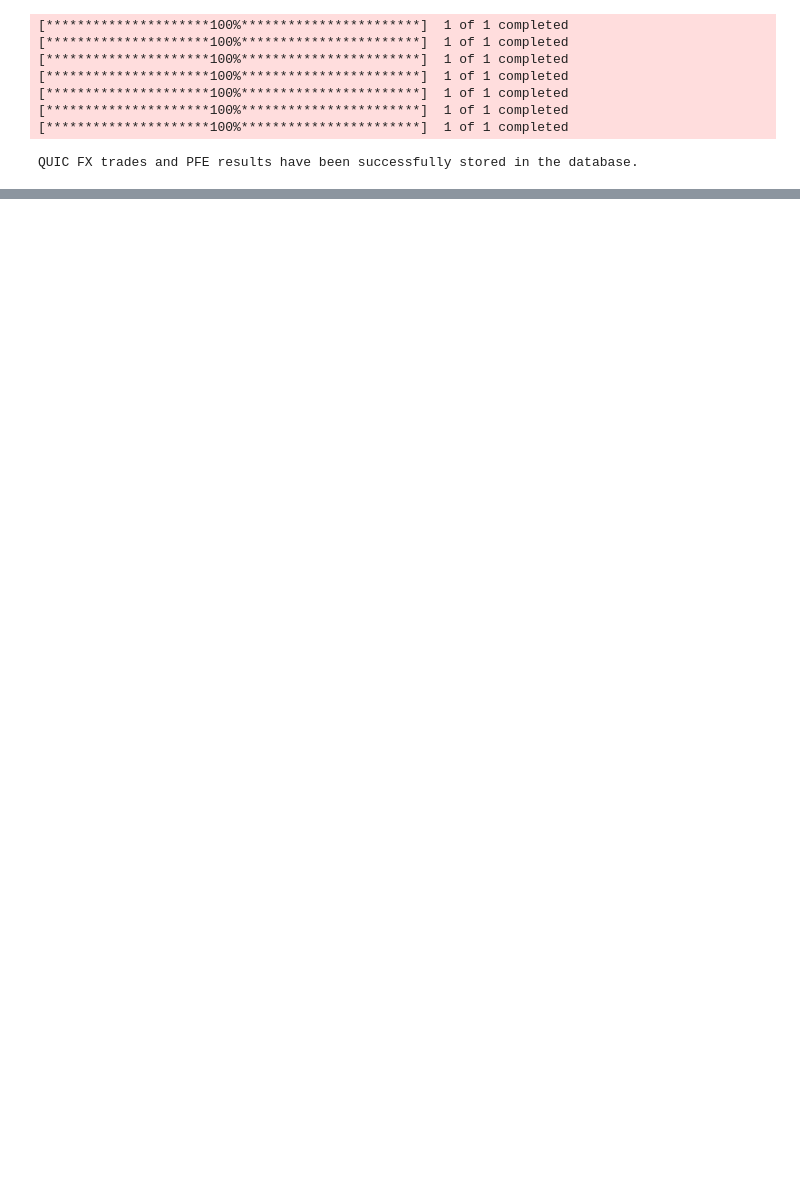
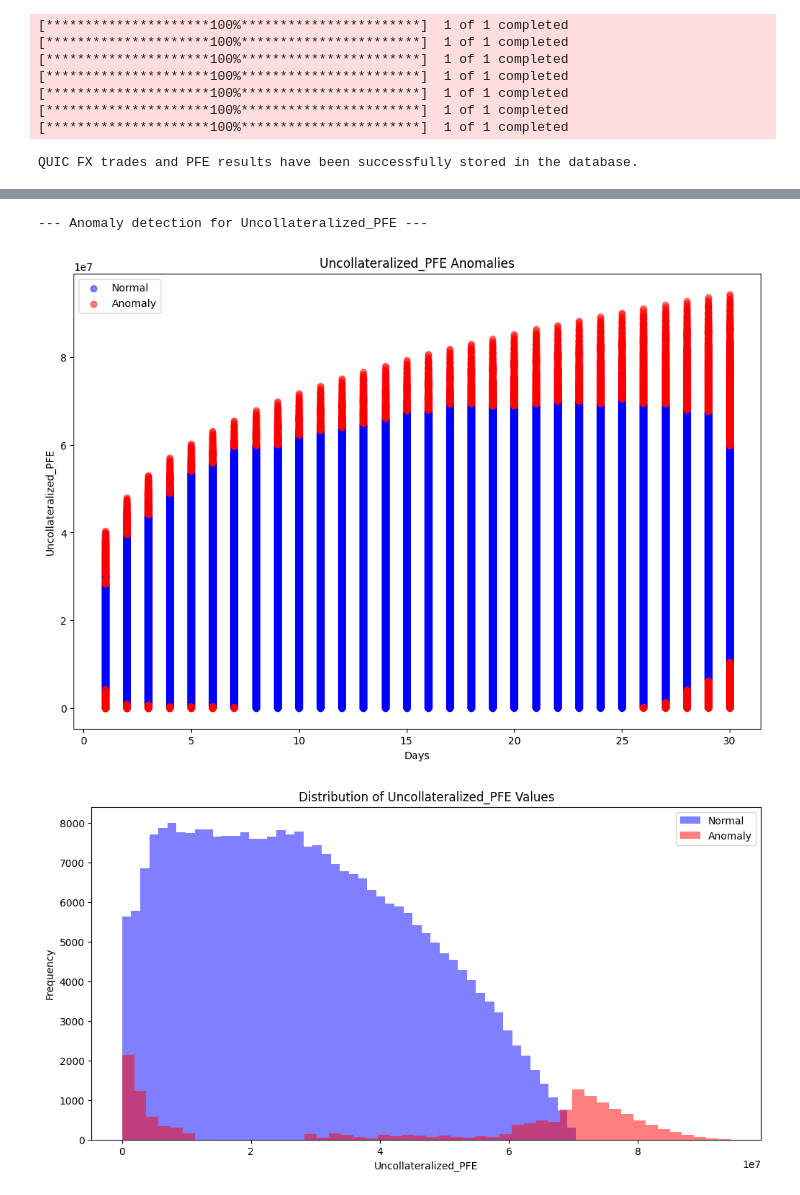
Before and after one commit to chrisjnielson44/impact-trade-file-analysis, a Jupyter notebook: impact-trade-file-analysis-back-end/data/product/FX/FX Forward/FXForwardTradeGeneration.ipynb, the cells around one changed output, grey strips where cells are left out. Cells and saved outputs as stored; diff of their text form; code cells hidden in the pictures; blank space fills up the shorter version.

```diff
--- a/impact-trade-file-analysis-back-end/data/product/FX/FX Forward/FXForwardTradeGeneration.ipynb
+++ b/impact-trade-file-analysis-back-end/data/product/FX/FX Forward/FXForwardTradeGeneration.ipynb
@@ -469,0 +749,79 @@ quic_pfe_results_table
+# %%
+import pandas as pd
+import numpy as np
+import matplotlib.pyplot as plt
+from sklearn.ensemble import IsolationForest
+from sklearn.preprocessing import StandardScaler
+
+def perform_anomaly_detection(df, target):
+    # Prepare data for anomaly detection
+    X = df[['Days', target]]
+
+    # Standardize features
+    scaler = StandardScaler()
+    X_scaled = scaler.fit_transform(X)
+
+    # Fit Isolation Forest model
+    contamination = 0.05  # This assumes 5% of the data points are anomalies
+    iso_forest = IsolationForest(contamination=contamination, random_state=42)
+    df['Anomaly'] = iso_forest.fit_predict(X_scaled)
+    df['Anomaly'] = df['Anomaly'].map({1: 0, -1: 1})  # 1 is anomaly, 0 is normal
+
+    # Identify anomalies
+    anomalies = df[df['Anomaly'] == 1]
+
+    # Visualize anomalies
+    plt.figure(figsize=(12, 8))
+    plt.scatter(df[df['Anomaly']==0]['Days'], df[df['Anomaly']==0][target],
+                c='blue', label='Normal', alpha=0.5)
+    plt.scatter(anomalies['Days'], anomalies[target],
+                c='red', label='Anomaly', alpha=0.5)
+    plt.xlabel('Days')
+    plt.ylabel(target)
+    plt.title(f'{target} Anomalies')
+    plt.legend()
+    plt.show()
+
+    # Plot histogram of PFE values, highlighting anomalies
+    plt.figure(figsize=(12, 6))
+    plt.hist(df[df['Anomaly']==0][target], bins=50, alpha=0.5, color='blue', label='Normal')
+    plt.hist(anomalies[target], bins=50, alpha=0.5, color='red', label='Anomaly')
+    plt.xlabel(target)
+    plt.ylabel('Frequency')
+    plt.title(f'Distribution of {target} Values')
+    plt.legend()
+    plt.show()
+
+    # Calculate and print summary statistics
+    print(f"\nNumber of anomalies detected: {len(anomalies)} ({len(anomalies)/len(df)*100:.2f}%)")
+    print("\nSummary Statistics for Normal Points:")
+    print(df[df['Anomaly']==0][target].describe())
+    print("\nSummary Statistics for Anomalies:")
+    print(anomalies[target].describe())
+
+    # Identify top 10 anomalies
+    top_anomalies = anomalies.nlargest(10, target)
+    print("\nTop 10 Anomalies:")
+    print(top_anomalies[['Days', target, 'TransactionID']])
+
+    return df
+
+# Define target variables
+target_variables = ['Uncollateralized_PFE', 'Collateralized_PFE']
+
+for target in target_variables:
+    print(f"\n--- Anomaly detection for {target} ---")
+    quic_pfe_results_df = perform_anomaly_detection(quic_pfe_results_df, target)
+    print(f"Anomaly detection for {target} complete.")
+
+# After running anomaly detection for both targets, you can analyze the overlap
+uncollateralized_anomalies = set(quic_pfe_results_df[quic_pfe_results_df['Anomaly'] == 1]['TransactionID'])
+collateralized_anomalies = set(quic_pfe_results_df[quic_pfe_results_df['Anomaly'] == 1]['TransactionID'])
+
+common_anomalies = uncollateralized_anomalies.intersection(collateralized_anomalies)
+print(f"\nNumber of common anomalies: {len(common_anomalies)}")
+print(f"Percentage of common anomalies: {len(common_anomalies) / len(uncollateralized_anomalies.union(collateralized_anomalies)) * 100:.2f}%")
+# %% [output]
+--- Anomaly detection for Uncollateralized_PFE ---
+[figure, added]
+[figure, added]
```
Also changed, not shown: parts of 10 cells of this notebook, 52 other files.
